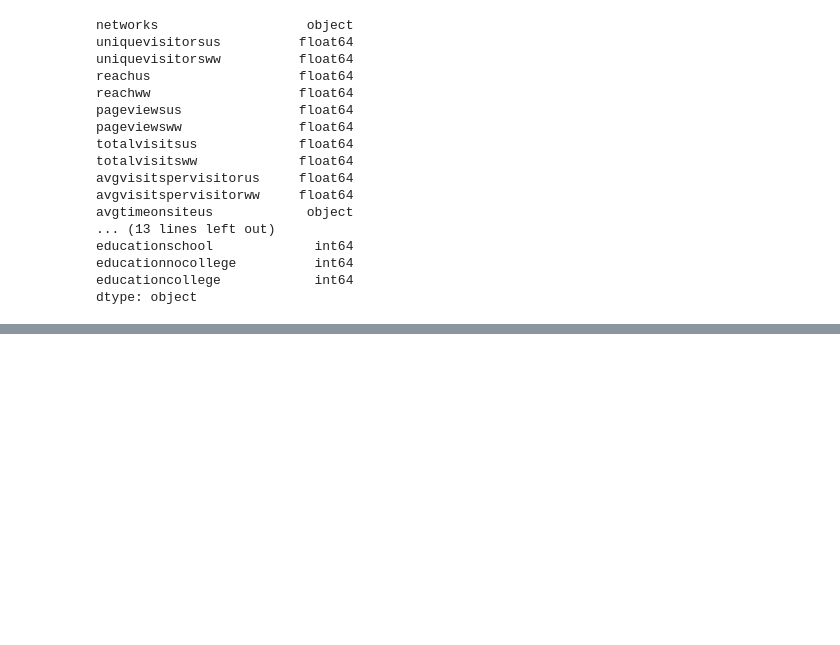
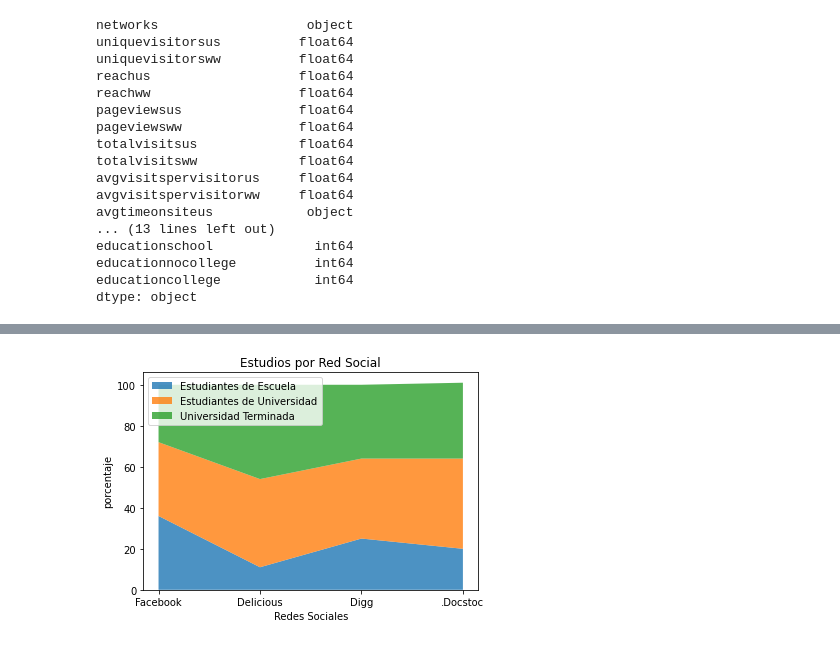
Before and after one commit to villagranp/DEV_Python, a Jupyter notebook: UNIR webscrapping/webscrapping.ipynb, the cells around one changed output, grey strips where cells are left out. Drawn from its saved outputs; the diff is of its cells as text; code cells hidden in the pictures; blank space fills up the shorter version.

```diff
--- a/UNIR webscrapping/webscrapping.ipynb
+++ b/UNIR webscrapping/webscrapping.ipynb
@@ -352,0 +377,29 @@ dtype: object
+# %%
+import numpy as np
+import matplotlib.pyplot as plt
+
+
+grupos = Dataframe['networks'][0:4]
+educationschool = Dataframe['educationschool'][0:4]
+educationnocollege = Dataframe['educationnocollege'][0:4]
+educationcollege = Dataframe['educationcollege'][0:4]
+
+
+studies_by_network = {
+    'Estudiantes de Escuela': educationschool,
+    'Estudiantes de Universidad': educationnocollege,
+    'Universidad Terminada': educationcollege,
+}
+
+
+fig, ax = plt.subplots()
+ax.stackplot(grupos, studies_by_network.values(),
+             labels=studies_by_network.keys(), alpha=0.8)
+ax.legend(loc='upper left')
+ax.set_title('Estudios por Red Social')
+ax.set_xlabel('Redes Sociales')
+ax.set_ylabel('porcentaje')
+
+plt.show()
+# %% [output]
+[figure, added]
```
Also changed, not shown: parts of 1 cell of this notebook.
